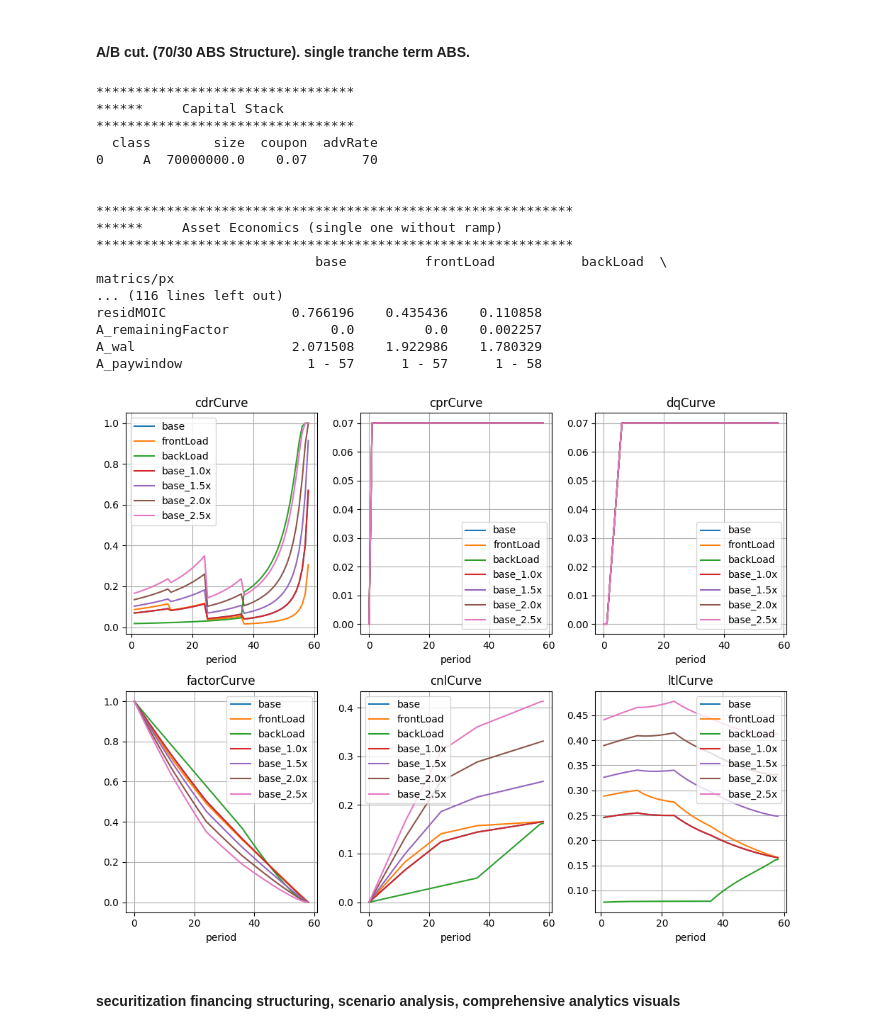
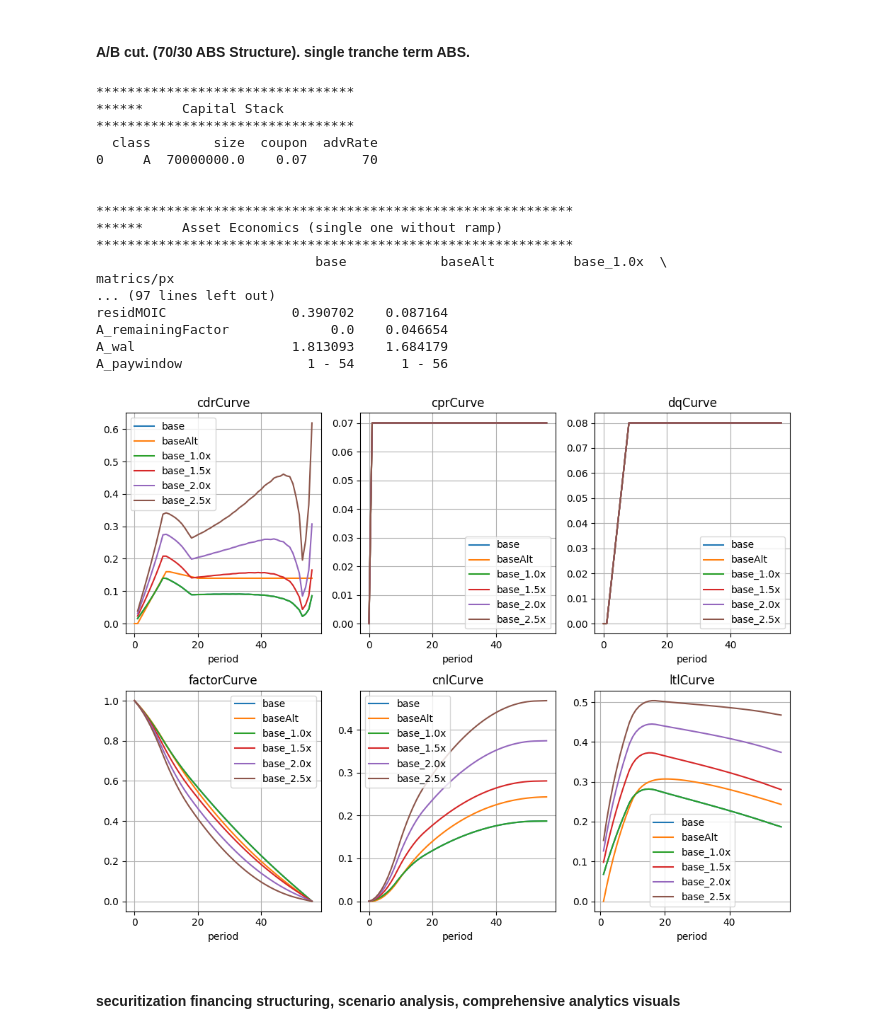
Before and after one commit to Lab450North/StructuringTool, a Jupyter notebook: SPCashflowModeling/SPCFPresentation.ipynb, the cells around one changed output. Cells and saved outputs as stored; diff of their text form; code cells hidden in the pictures.

```diff
--- a/SPCashflowModeling/SPCFPresentation.ipynb
+++ b/SPCashflowModeling/SPCFPresentation.ipynb
@@ -157,43 +151,44 @@ A_paywindow                  0 - 0        0 - 0        0 - 0
 # %% [markdown]
 #### A/B cut. (70/30 ABS Structure). single tranche term ABS.
 # %%
-
-
 dealABCut = DealManager(dealName = "ABCutonConsumerLoan",
                     dealDescriptive = {"dealSubsector":"consumer loan",
                                        "dealSector":"Consumer",
                                        "assetOriginator":"SuperLoan"
                         },
                     dealMisc = {"upfrontFees": 1e6},
-                    assetScenarios = {"base": AssetStore.ASSETSTORE['consumerLoan58']},
+                    assetScenarios = {"base": AssetStore.ASSETSTORE['consumerLoanUpstart2302']},
                     financingTerms = StructureStore.STRUCTURESTORE['ABCut']
                     )
+dealABCut.copyAssetWithNewAssumption("base", "baseAlt", {"defaultTimingCurve": None,
+                                                                   "totalDefault": None,
+                                                                   "cdrVector": SPCFUtils.convertIntexRamp("0 ramp 10 16 16 ramp 10 14", term = 56, divisor = 100)
+                                                                   }
+                                     )
 
-dealABCut.copyAssetWithNewAssumption("base", "frontLoad", {"defaultTimingCurve": SPCFUtils.timingCurveParse("50/35/10", term = 58)})
-dealABCut.copyAssetWithNewAssumption("base", "backLoad", {"defaultTimingCurve": SPCFUtils.timingCurveParse("10/10/10", term = 58)})
 dealABCut.addSeriesDefaultScenario(startingMultiple=1.0, endingMultiple=2.5, step=0.5)
-dealABCutAnalytics = DealAnalytics(dealABCut)
-dealABCutAnalytics.presentDeal()
-dealABCutAnalytics.plotCollateralCurves()
+analytics = DealAnalytics(dealABCut)
+analytics.presentDeal()
+analytics.plotCollateralCurves()
 # %% [output]
 *********************************
 ******     Capital Stack
 *********************************
   class        size  coupon  advRate
 0     A  70000000.0    0.07       70
 
 
 *************************************************************
 ******     Asset Economics (single one without ramp)
 *************************************************************
-                            base          frontLoad           backLoad  \
+                            base            baseAlt          base_1.0x  \
 matrics/px
-... (116 lines left out)
-residMOIC                0.766196    0.435436    0.110858
-A_remainingFactor             0.0         0.0    0.002257
-A_wal                    2.071508    1.922986    1.780329
-A_paywindow                1 - 57      1 - 57      1 - 58
+... (97 lines left out)
+residMOIC                0.390702    0.087164
+A_remainingFactor             0.0    0.046654
+A_wal                    1.813093    1.684179
+A_paywindow                1 - 54      1 - 56
-[figure, old version]
+[figure, new version]
 # %% [markdown]
 #### securitization financing structuring, scenario analysis, comprehensive analytics visuals
 # %%
```
Also changed, not shown: parts of 12 cells of this notebook, 7 other files.
